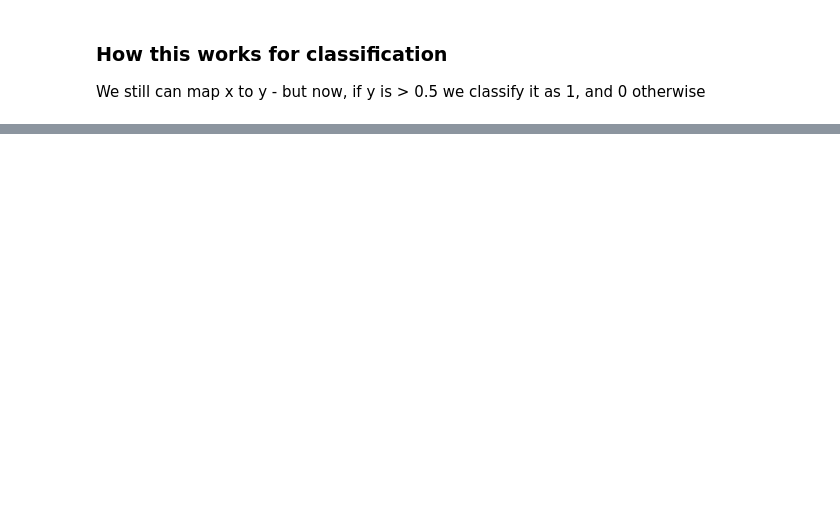
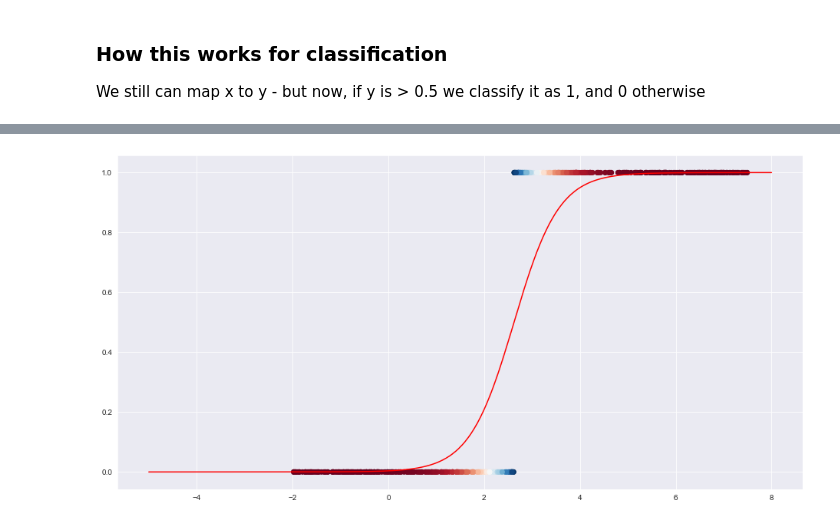
Before and after one commit to timvg80/pydata_cardiff_workshop2, a Jupyter notebook: scikit_learn_workshop.ipynb, the cells around one changed output, grey strips where cells are left out. Saved outputs shown, nothing was run; the diff lists cells and outputs as text; code cells hidden in the pictures; blank space fills up the shorter version.

```diff
--- a/scikit_learn_workshop.ipynb
+++ b/scikit_learn_workshop.ipynb
@@ -252,0 +318,8 @@ ax.plot(x_sig, sig_fitted, linewidth=3, c='r');
+# %%
+y_cat_proba = log_reg.predict_proba(X_cat)
+# %%
+fig, ax = plt.subplots(figsize=(16, 8))
+ax.scatter(x_cat, y_cat_pred, c=y_cat_proba.max(axis=1), cmap='RdBu_r')
+ax.plot(x_sig, expit(x_sig * log_reg.coef_[0] + log_reg.intercept_), c='r');
+# %% [output]
+[figure, added]
```
Also changed, not shown: parts of 179 cells of this notebook, 3 other files.
